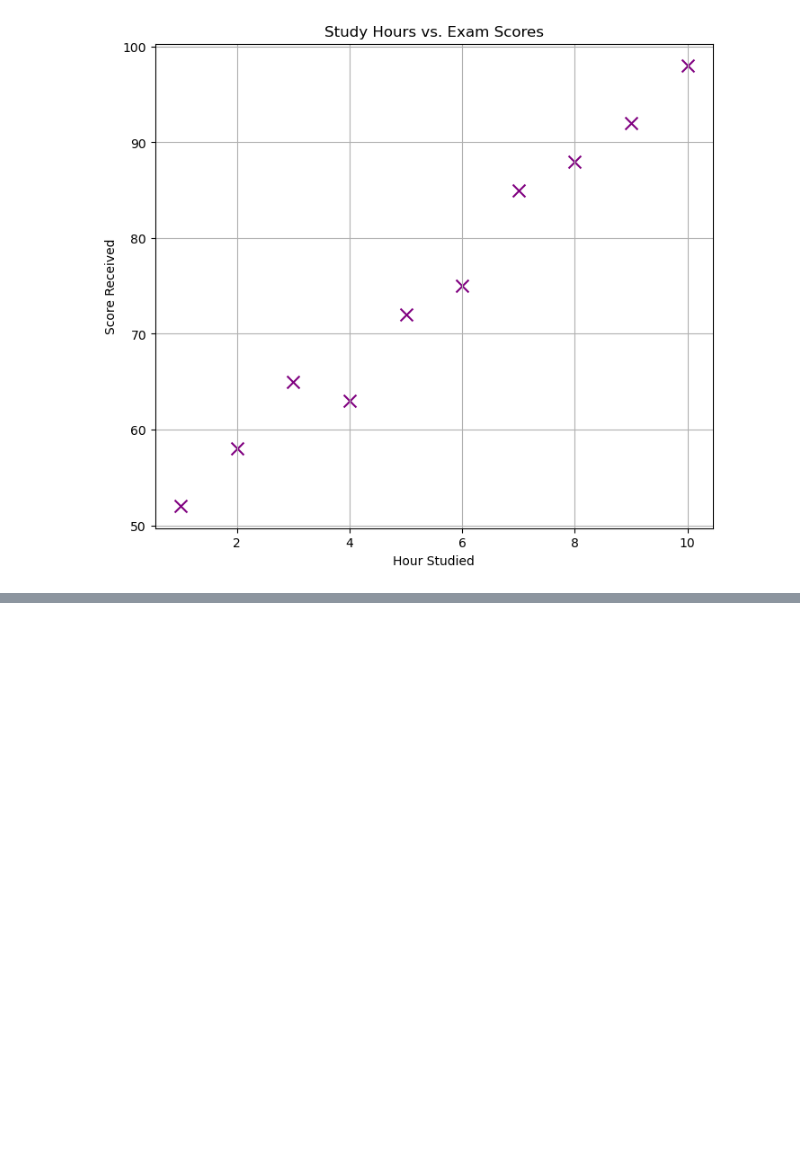
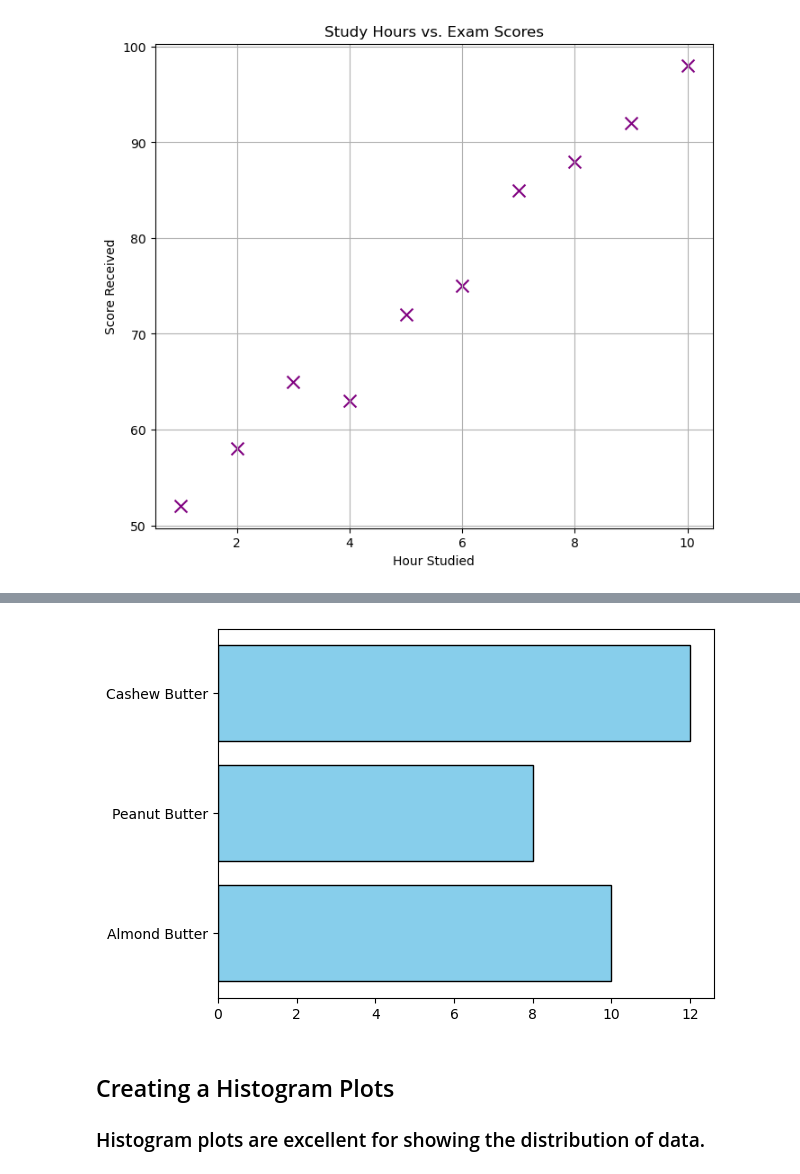
Before and after one commit to mlcodr/Ongoing-ML, a Jupyter notebook: Matplotlib_Here/mat_2.ipynb, the cells around one changed output, grey strips where cells are left out. Drawn from its saved outputs; the diff is of its cells as text; code cells hidden in the pictures; blank space fills up the shorter version.

```diff
--- a/Matplotlib_Here/mat_2.ipynb
+++ b/Matplotlib_Here/mat_2.ipynb
@@ -108,0 +125,9 @@ plt.grid(True)
+# %%
+fig,ax = plt.subplots()
+ax.barh(nut_butter_prices.keys(),nut_butter_prices.values())
+plt.barh(nut_butter_prices.keys(),nut_butter_prices.values() , color = "skyblue", edgecolor = "black");
+# %% [output]
+[figure, added]
+# %% [markdown]
+## Creating a Histogram Plots
+### Histogram plots are excellent for showing the distribution of data.
```
Also changed, not shown: parts of 10 cells of this notebook.
